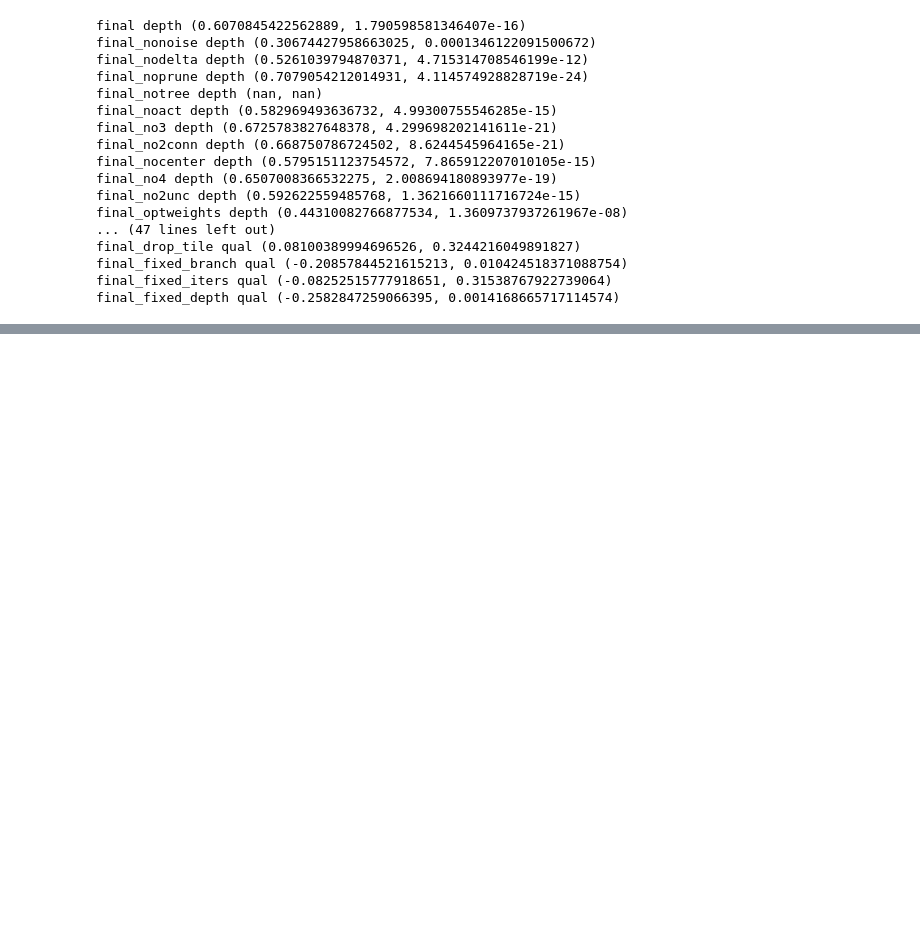
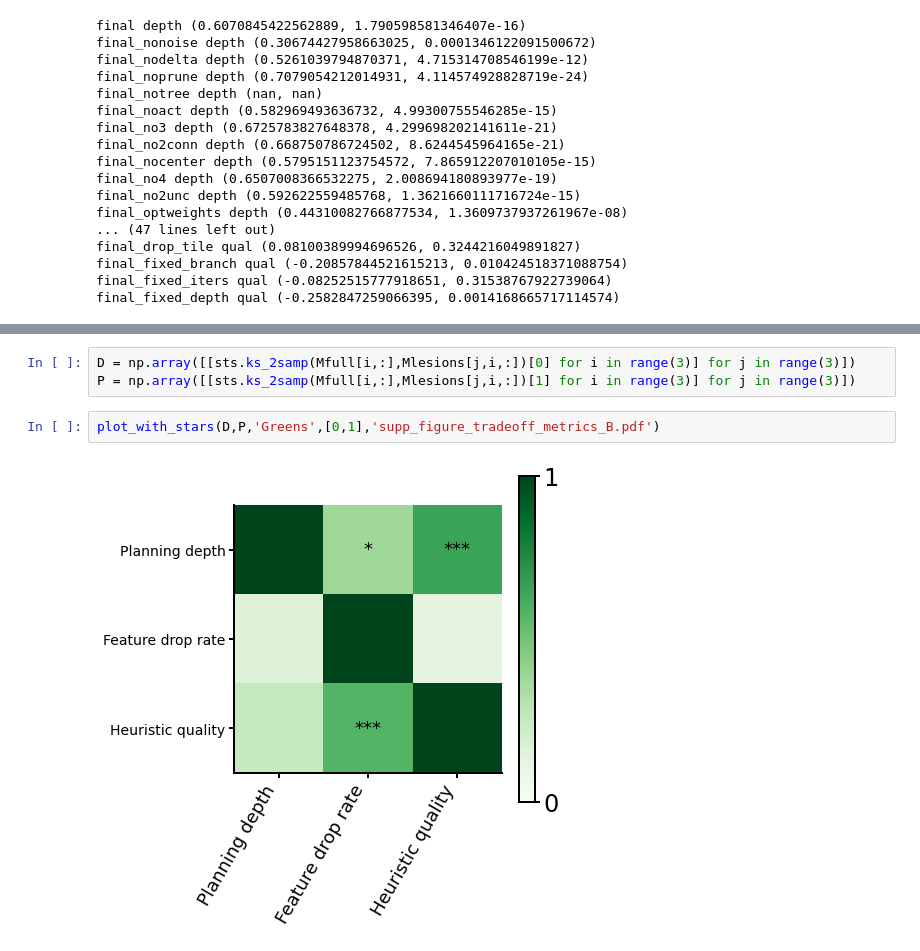
Before and after one commit to basvanopheusden/fourinarow, a Jupyter notebook: Analysis notebooks/new/Learning and time pressure analysis.ipynb, the cells around one changed output, grey strips where cells are left out. Saved outputs shown, nothing was run; the diff lists cells and outputs as text; blank space fills up the shorter version.

```diff
--- a/Analysis notebooks/new/Learning and time pressure analysis.ipynb
+++ b/Analysis notebooks/new/Learning and time pressure analysis.ipynb
@@ -889,0 +952,7 @@ final_fixed_depth qual (-0.2582847259066395, 0.0014168665717114574)
+# %%
+D = np.array([[sts.ks_2samp(Mfull[i,:],Mlesions[j,i,:])[0] for i in range(3)] for j in range(3)])
+P = np.array([[sts.ks_2samp(Mfull[i,:],Mlesions[j,i,:])[1] for i in range(3)] for j in range(3)])
+# %%
+plot_with_stars(D,P,'Greens',[0,1],'supp_figure_tradeoff_metrics_B.pdf')
+# %% [output]
+[figure, added]
```
Also changed, not shown: parts of 11 cells of this notebook, 2 other files.
